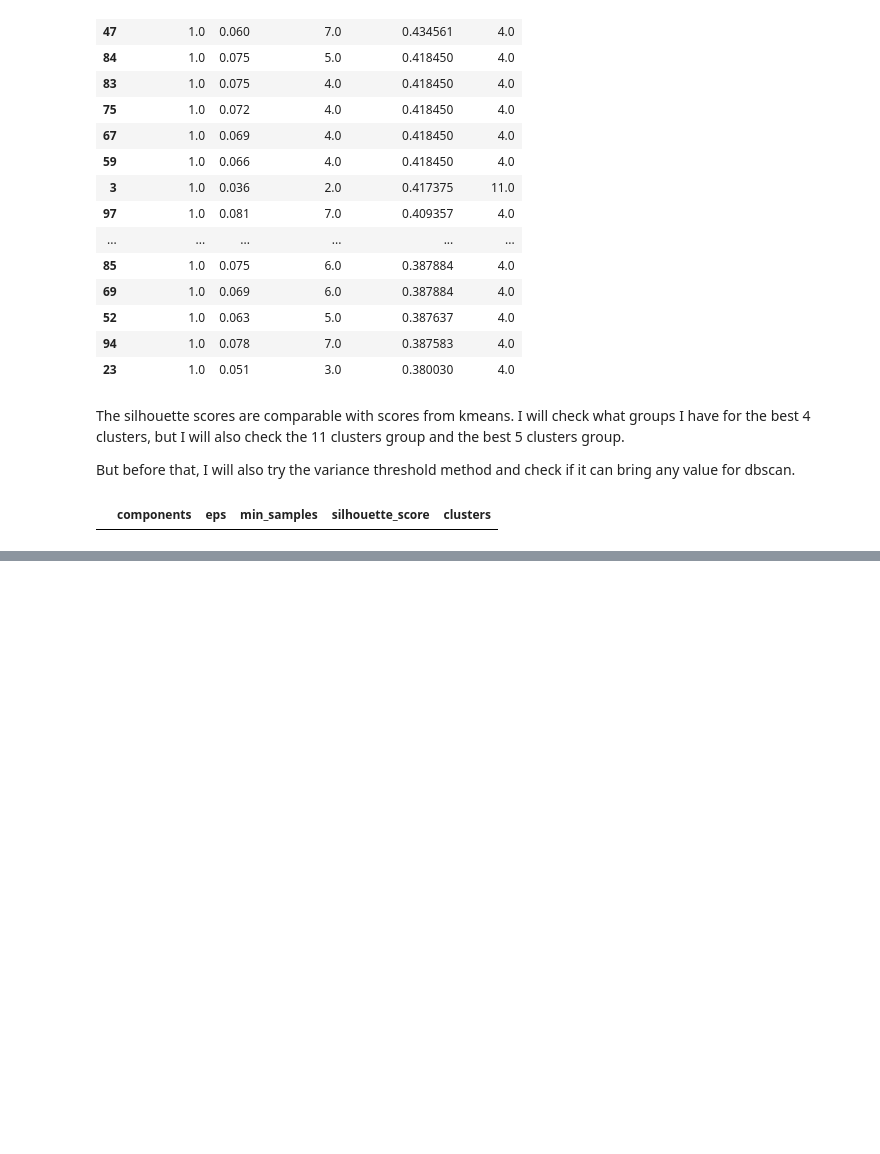
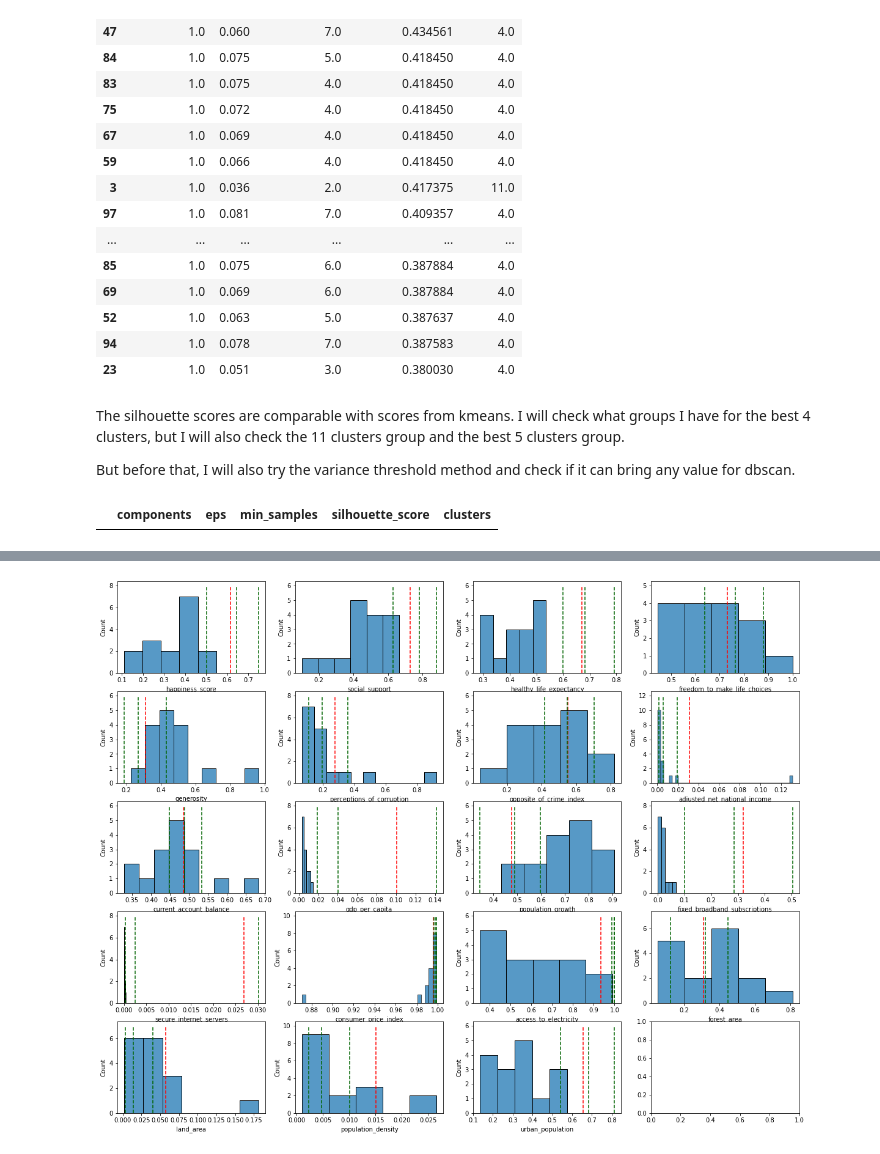
Before and after one commit to andrei-trofin/country-selector, a Jupyter notebook: notebooks/2. EDA and Clustering.ipynb, the cells around one changed output, grey strips where cells are left out. Saved outputs shown, nothing was run; the diff lists cells and outputs as text; code cells hidden in the pictures; blank space fills up the shorter version.

```diff
--- a/notebooks/2. EDA and Clustering.ipynb
+++ b/notebooks/2. EDA and Clustering.ipynb
@@ -620,0 +831,5 @@ It looks like none of the dbscan clusterings managed to get a good silhouette sc
+# %%
+# Plot for group 3
+plot_features_for_group(cluster_6_groups[3], data, data_statistics)
+# %% [output]
+[figure, added]
```
Also changed, not shown: parts of 32 cells of this notebook, 2 other files.
